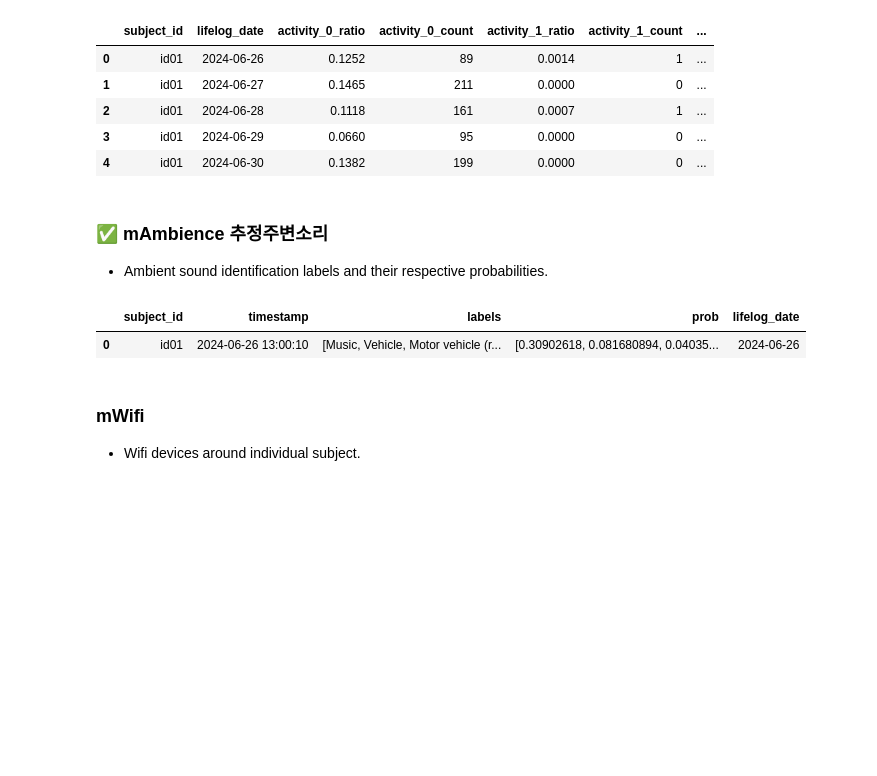
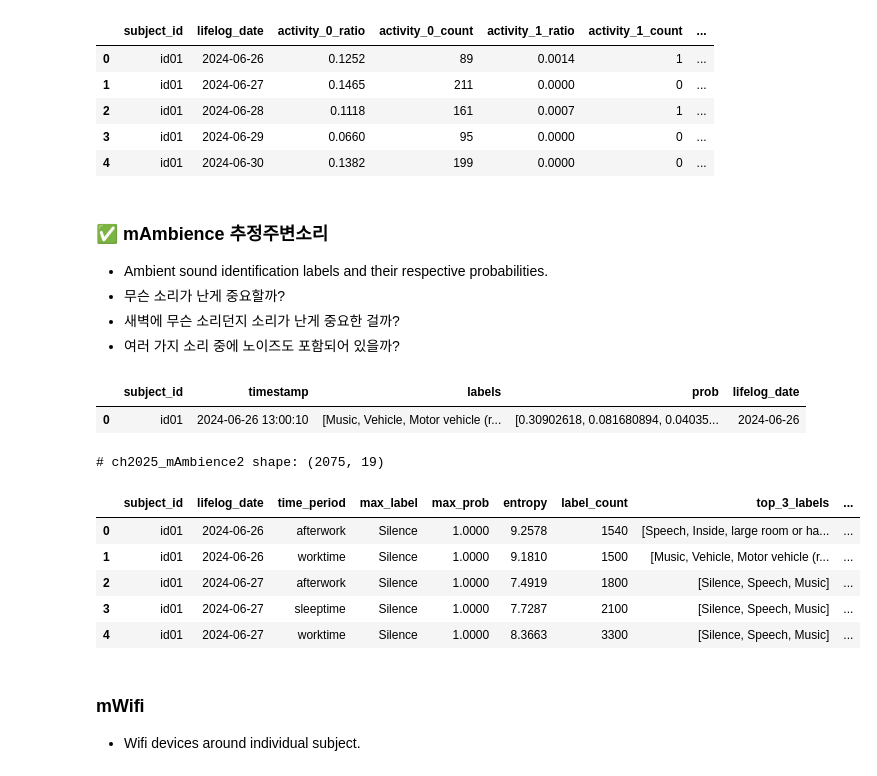
Before and after one commit to jacobgreen4477/Construction-Equipment-Oil-Condition-Classification-AI-Competition, a Jupyter notebook: ETRI_v1_0_0.ipynb, the cells around one changed output. Saved outputs shown, nothing was run; the diff lists cells and outputs as text; code cells hidden in the pictures; blank space fills up the shorter version.

```diff
--- a/ETRI_v1_0_0.ipynb
+++ b/ETRI_v1_0_0.ipynb
@@ -437,6 +439,9 @@ ch2025_mActivity2.head()
 # %% [markdown]
 ### ✅ mAmbience 추정주변소리
 - Ambient sound identification labels and their respective probabilities.
+- 무슨 소리가 난게 중요할까?
+- 새벽에 무슨 소리던지 소리가 난게 중요한 걸까?
+- 여러 가지 소리 중에 노이즈도 포함되어 있을까?
 # %%
 def extract_labels_and_probs(row):
     items = row['m_ambience']
@@ -496,23 +501,53 @@ def process_mAmbience(df, top_n=3, special_labels=None):
         result['label_count'] = len(labels)
         result[f'top_{top_n}_labels'] = labels[:top_n]
 
-        vehicle_related = {'Vehicle', 'Car', 'Truck', 'Bus', 'Motorcycle', 'Bicycle'}
-        environment_related = {'Outside, urban or manmade', 'Outside, rural or natural', 'Inside, large room or hall', 'Inside, public space', 'Inside, small room'}
-        human_related = {'Speech', 'Child speech, kid speaking', 'Laughter', 'Crying, sobbing'}
-        music_related = {'Music', 'Musical instrument', 'Choir', 'Singing', 'Vocal music'}
+        # 단어 기반 정규식
+        vehicle_pattern = re.compile(r'car|vehicle|truck|bus|motorcycle|bicycle|boat|ship|train|subway|aircraft|helicopter|engine', re.IGNORECASE)
+        environment_pattern = re.compile(r'outside|inside|environment|ocean|rain|waterfall|wind|fire|waves|rustling|earthquake|explosion|thunder|smoke', re.IGNORECASE)
+        human_pattern = re.compile(r'speech|baby|child|laughter|crying|shout|screaming|groan|cough|hubbub|snoring|whimper|talking|singing|giggle|chatter|babbling', re.IGNORECASE)
+        music_pattern = re.compile(r'music|song|singing|choir|instrument|guitar|piano|violin|vocal|jazz|hip hop|pop|rock|opera|blues|folk|electronic|dubstep|reggae|house|metal|disco|dance|flamenco|trance|techno|saxophone|synthesizer|harp|accordion|clarinet|flute|drum|tabla|tambourine|maraca|steelpan|xylophone|orchestra|band', re.IGNORECASE)
 
-        result['has_vehicle_related'] = int(bool(set(labels) & vehicle_related))
-        result['has_environment_related'] = int(bool(set(labels) & environment_related))
-        result['has_human_related'] = int(bool(set(labels) & human_related))
-        result['has_music_related'] = int(bool(set(labels) & music_related))
+        # 분류
+        vehicle_related = [(label, prob) for label, prob in zip(labels, probs) if vehicle_pattern.search(label)]
+        environment_related = [(label, prob) for label, prob in zip(labels, probs) if environment_pattern.search(label)]
+        human_related = [(label, prob) for label, prob in zip(labels, probs) if human_pattern.search(label)]
+        music_related = [(label, prob) for label, prob in zip(labels, probs) if music_pattern.search(label)]
+
+        # has (존재 여부)
+        result['has_vehicle_related'] = int(len(vehicle_related) > 0)
+        result['has_environment_related'] = int(len(environment_related) > 0)
+        result['has_human_related'] = int(len(human_related) > 0)
+        result['has_music_related'] = int(len(music_related) > 0)
+
+        # sum (등장 개수)
+        result['sum_vehicle_related'] = len(vehicle_related)
+        result['sum_environment_related'] = len(environment_related)
+        result['sum_human_related'] = len(human_related)
+
+        # how_long (등장한 확률의 총합)
+        result['how_long_vehicle_related'] = np.sum([prob for label, prob in vehicle_related])
+        result['how_long_environment_related'] = np.sum([prob for label, prob in environment_related])
+        result['how_long_human_related'] = np.sum([prob for label, prob in human_related])
 
         result['dominance_index'] = result['max_prob'] / np.sum(probs)
-
-        unusual_labels = {'Siren', 'Explosion', 'Gunshot, gunfire', 'Fireworks'}
-        result['unusual_sound_detected'] = int(bool(set(labels) & unusual_labels))
 
         return pd.Series(result)
 
     features = df.groupby(['subject_id', 'lifelog_date', 'time_period']).apply(process_group).reset_index()
 
     return features
+# %%
+# 사용 예시:
+ch2025_mAmbience2 = process_mAmbience(ch2025_mAmbience)
+
+# check
+print(f'# ch2025_mAmbience2 shape: {ch2025_mAmbience2.shape}')
+ch2025_mAmbience2.head()
+# %% [output]
+# ch2025_mAmbience2 shape: (2075, 19)
+|  | subject_id | lifelog_date | time_period | max_label | max_prob | entropy | label_count | top_3_labels | ... |
+| 0 | id01 | 2024-06-26 | afterwork | Silence | 1.0000 | 9.2578 | 1540 | [Speech, Inside, large room or ha... | ... |
+| 1 | id01 | 2024-06-26 | worktime | Silence | 1.0000 | 9.1810 | 1500 | [Music, Vehicle, Motor vehicle (r... | ... |
+| 2 | id01 | 2024-06-27 | afterwork | Silence | 1.0000 | 7.4919 | 1800 | [Silence, Speech, Music] | ... |
+| 3 | id01 | 2024-06-27 | sleeptime | Silence | 1.0000 | 7.7287 | 2100 | [Silence, Speech, Music] | ... |
+| 4 | id01 | 2024-06-27 | worktime | Silence | 1.0000 | 8.3663 | 3300 | [Silence, Speech, Music] | ... |
```
Also changed, not shown: parts of 2 cells of this notebook.
